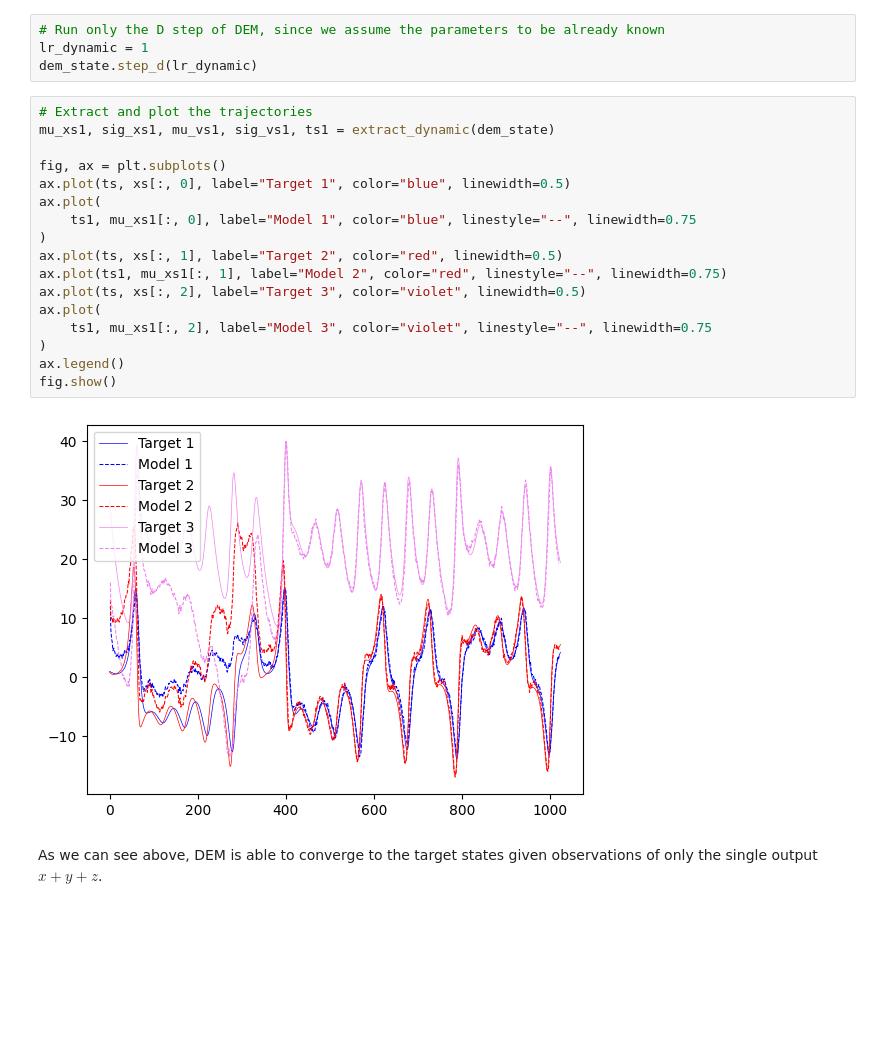
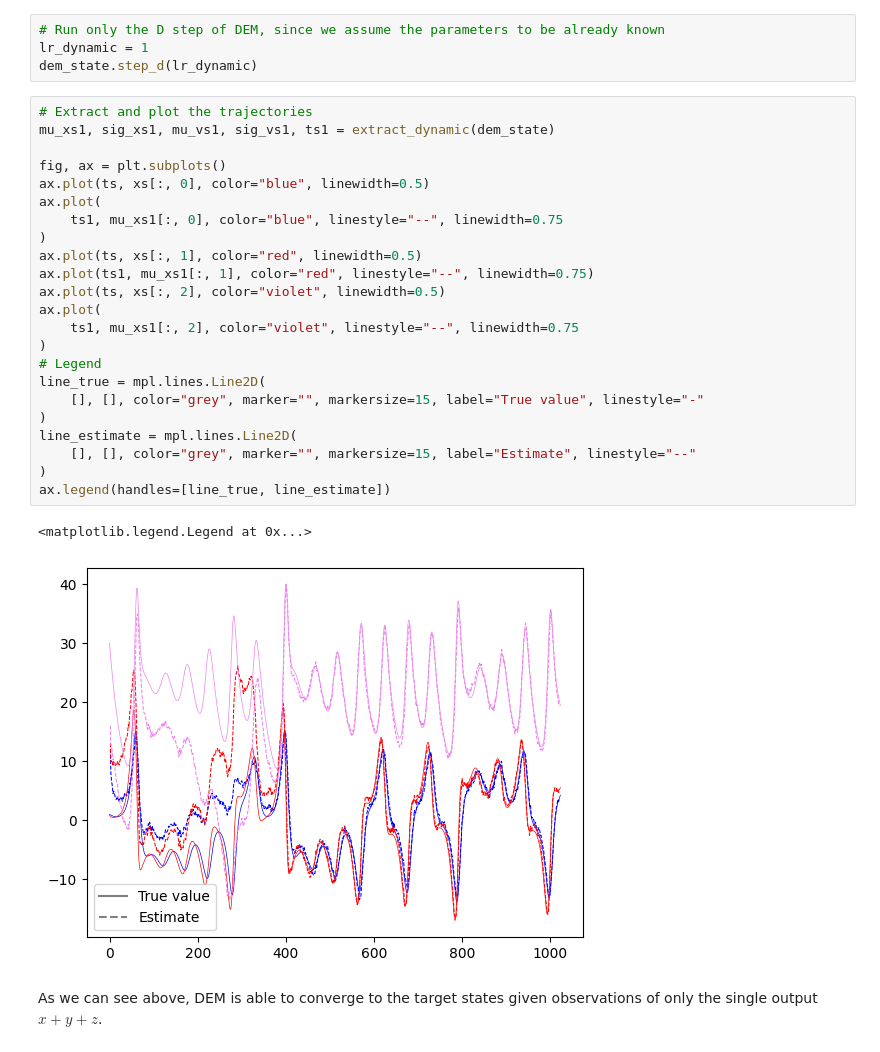
Before and after one commit to k-cybulski/dem, a Jupyter notebook: examples/notebooks/Lorenz.ipynb, the cells around one changed output. Cells and saved outputs as stored; diff of their text form; blank space fills up the shorter version.

```diff
--- a/examples/notebooks/Lorenz.ipynb
+++ b/examples/notebooks/Lorenz.ipynb
@@ -155,22 +156,29 @@ dem_state.step_d(lr_dynamic)
 # %%
 # Extract and plot the trajectories
 mu_xs1, sig_xs1, mu_vs1, sig_vs1, ts1 = extract_dynamic(dem_state)
 
 fig, ax = plt.subplots()
-ax.plot(ts, xs[:, 0], label="Target 1", color="blue", linewidth=0.5)
+ax.plot(ts, xs[:, 0], color="blue", linewidth=0.5)
 ax.plot(
-    ts1, mu_xs1[:, 0], label="Model 1", color="blue", linestyle="--", linewidth=0.75
+    ts1, mu_xs1[:, 0], color="blue", linestyle="--", linewidth=0.75
 )
-ax.plot(ts, xs[:, 1], label="Target 2", color="red", linewidth=0.5)
-ax.plot(ts1, mu_xs1[:, 1], label="Model 2", color="red", linestyle="--", linewidth=0.75)
-ax.plot(ts, xs[:, 2], label="Target 3", color="violet", linewidth=0.5)
+ax.plot(ts, xs[:, 1], color="red", linewidth=0.5)
+ax.plot(ts1, mu_xs1[:, 1], color="red", linestyle="--", linewidth=0.75)
+ax.plot(ts, xs[:, 2], color="violet", linewidth=0.5)
 ax.plot(
-    ts1, mu_xs1[:, 2], label="Model 3", color="violet", linestyle="--", linewidth=0.75
+    ts1, mu_xs1[:, 2], color="violet", linestyle="--", linewidth=0.75
 )
-ax.legend()
-fig.show()
+# Legend
+line_true = mpl.lines.Line2D(
+    [], [], color="grey", marker="", markersize=15, label="True value", linestyle="-"
+)
+line_estimate = mpl.lines.Line2D(
+    [], [], color="grey", marker="", markersize=15, label="Estimate", linestyle="--"
+)
+ax.legend(handles=[line_true, line_estimate])
 # %% [output]
+<matplotlib.legend.Legend at 0x...>
-[figure, old version]
+[figure, new version]
 # %% [markdown]
 As we can see above, DEM is able to converge to the target states given observations of only the single output $x + y + z$.
 # %% [markdown]
```
Also changed, not shown: parts of 4 cells of this notebook.
